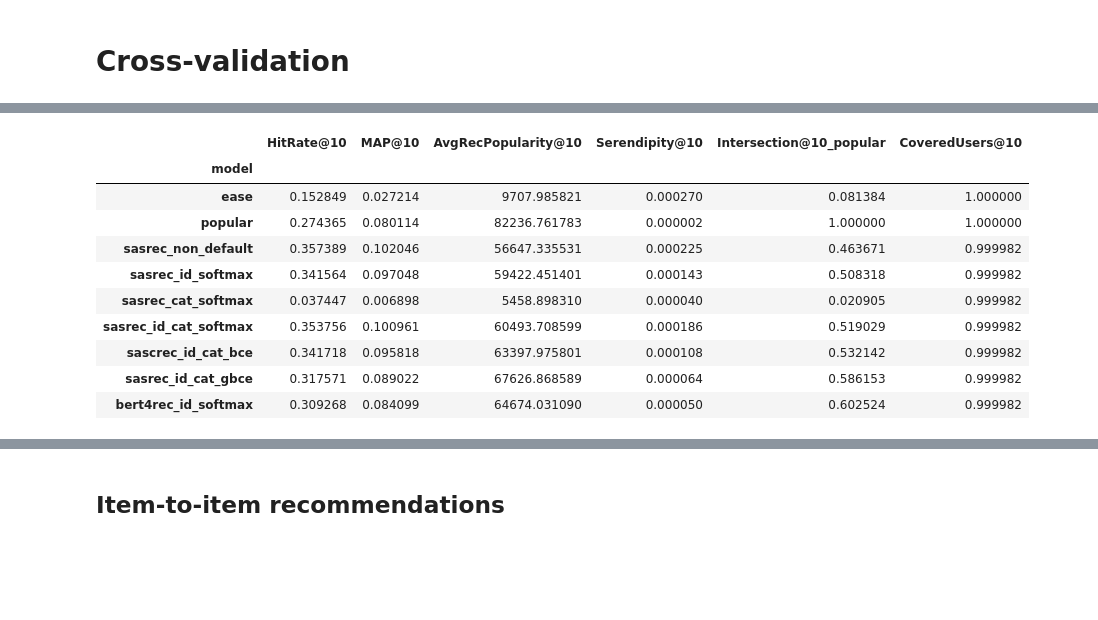
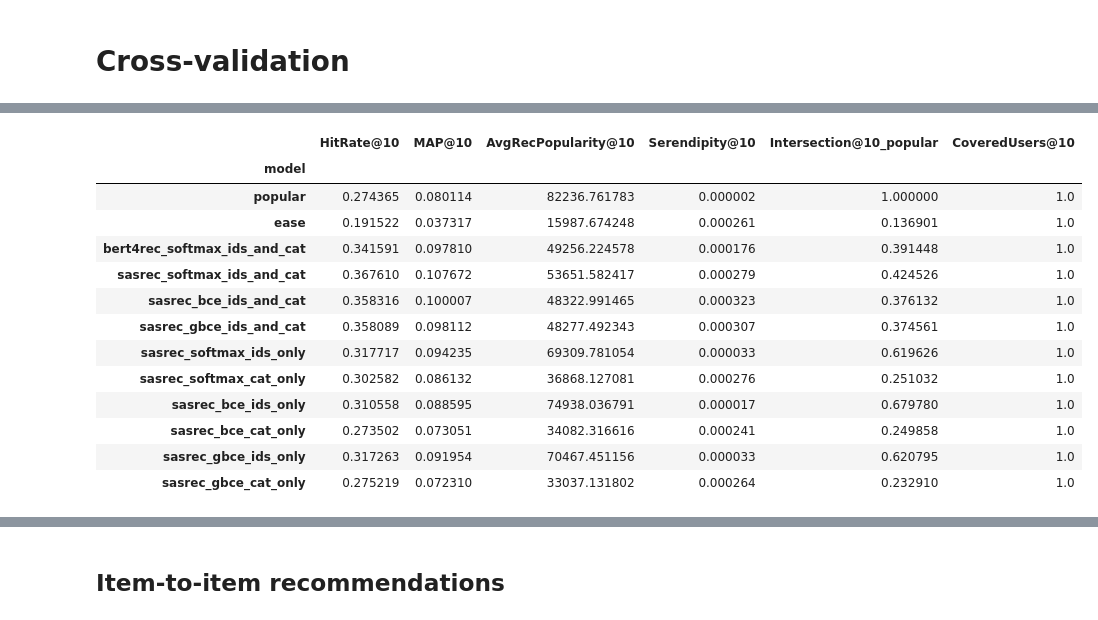
Before and after one commit to MobileTeleSystems/RecTools, a Jupyter notebook: examples/tutorials/transformers_tutorial.ipynb, the cells around one changed output, grey strips where cells are left out. Saved outputs shown, nothing was run; the diff lists cells and outputs as text; code cells hidden in the pictures; blank space fills up the shorter version.

Commit message:
Feature/transformer tutorial update (#257)
Transformer final tutorial

```diff
--- a/examples/tutorials/transformers_tutorial.ipynb
+++ b/examples/tutorials/transformers_tutorial.ipynb
@@ -397,16 +428,17 @@ RecTools supports 3 losses:
 # %%
-softmax_model_example = SASRecModel(
+sasrec_softmax = SASRecModel(
     deterministic=True,
     loss="softmax",
 )
-sascrec_id_cat_bce_model = SASRecModel(
+
+sasrec_bce = SASRecModel(
     deterministic=True,
     loss="BCE",
-    n_negatives=15,
+    n_negatives=50,
 )
-sasrec_id_cat_gbce_model = SASRecModel(
+sasrec_gbce = SASRecModel(
     deterministic=True,
     loss="gBCE",
-    n_negatives=15,
+    n_negatives=50,
     gbce_t=0.2,
 )
@@ -458,0 +477,26 @@ K_RECS = 10
+# %%
+models = {
+    "popular": PopularModel(),
+    "ease": EASEModel(),
+    "bert4rec_softmax_ids_and_cat": bert4rec,
+    "sasrec_softmax_ids_and_cat": sasrec_softmax,
+    "sasrec_bce_ids_and_cat": sasrec_bce,
+    "sasrec_gbce_ids_and_cat": sasrec_gbce,
+    "sasrec_softmax_ids_only": sasrec_ids_only,
+    "sasrec_softmax_cat_only": sasrec_categories_only,
+    "sasrec_bce_ids_only": SASRecModel(deterministic=True, loss="BCE", n_negatives=50, item_net_block_types=(IdEmbeddingsItemNet, )),
+    "sasrec_bce_cat_only": SASRecModel(deterministic=True, loss="BCE", n_negatives=50, item_net_block_types=(CatFeaturesItemNet, )),
+    "sasrec_gbce_ids_only": SASRecModel(deterministic=True, loss="gBCE", n_negatives=50, item_net_block_types=(IdEmbeddingsItemNet, )),
+    "sasrec_gbce_cat_only": SASRecModel(deterministic=True, loss="gBCE", n_negatives=50, item_net_block_types=(CatFeaturesItemNet, )),
+}
+
+metrics = {
+    "HitRate@10": HitRate(k=10),
+    "MAP@10": MAP(k=10),
+    "Serendipity@10": Serendipity(k=10),
+    "CoveredUsers@10": CoveredUsers(k=10),  # how many test users received recommendations
+    "AvgRecPopularity@10": AvgRecPopularity(k=10),  # average popularity of recommended items
+    "Intersection@10": Intersection(k=10),  # intersection with recommendations from reference model
+}
+
+K_RECS = 10
@@ -459,16 +516,16 @@ K_RECS = 10
 # %%
-# %%time
+%%time
 
 # For each fold generate train and test part of dataset
 # Then fit every model, generate recommendations and calculate metrics
 
 cv_results = cross_validate(
-    dataset=dataset_item_features,
+    dataset=dataset,
     splitter=splitter,
     models=models,
     metrics=metrics,
     k=K_RECS,
     filter_viewed=True,
-    ref_models=["popular"],
+    ref_models=["popular"],  # pass reference model to calculate recommendations intersection
     validate_ref_models=True,
 )
@@ -475,24 +555,28 @@ cv_results = cross_validate(
 # %%
 pivot_results = (
     pd.DataFrame(cv_results["metrics"])
     .drop(columns="i_split")
     .groupby(["model"], sort=False)
     .agg(["mean"])
 )
 pivot_results.columns = pivot_results.columns.droplevel(1)
+pivot_results.to_csv("rectools_transformers_cv.csv", index=True)
 pivot_results
 # %% [output]
 |  | HitRate@10 | MAP@10 | AvgRecPopularity@10 | Serendipity@10 | Intersection@10_popular | CoveredUsers@10 |
 | model |  |  |  |  |  |  |
-| ease | 0.152849 | 0.027214 | 9707.985821 | 0.000270 | 0.081384 | 1.000000 |
-| popular | 0.274365 | 0.080114 | 82236.761783 | 0.000002 | 1.000000 | 1.000000 |
-| sasrec_non_default | 0.357389 | 0.102046 | 56647.335531 | 0.000225 | 0.463671 | 0.999982 |
-| sasrec_id_softmax | 0.341564 | 0.097048 | 59422.451401 | 0.000143 | 0.508318 | 0.999982 |
-| sasrec_cat_softmax | 0.037447 | 0.006898 | 5458.898310 | 0.000040 | 0.020905 | 0.999982 |
-| sasrec_id_cat_softmax | 0.353756 | 0.100961 | 60493.708599 | 0.000186 | 0.519029 | 0.999982 |
-| sascrec_id_cat_bce | 0.341718 | 0.095818 | 63397.975801 | 0.000108 | 0.532142 | 0.999982 |
-| sasrec_id_cat_gbce | 0.317571 | 0.089022 | 67626.868589 | 0.000064 | 0.586153 | 0.999982 |
-| bert4rec_id_softmax | 0.309268 | 0.084099 | 64674.031090 | 0.000050 | 0.602524 | 0.999982 |
+| popular | 0.274365 | 0.080114 | 82236.761783 | 0.000002 | 1.000000 | 1.0 |
+| ease | 0.191522 | 0.037317 | 15987.674248 | 0.000261 | 0.136901 | 1.0 |
+| bert4rec_softmax_ids_and_cat | 0.341591 | 0.097810 | 49256.224578 | 0.000176 | 0.391448 | 1.0 |
+| sasrec_softmax_ids_and_cat | 0.367610 | 0.107672 | 53651.582417 | 0.000279 | 0.424526 | 1.0 |
+| sasrec_bce_ids_and_cat | 0.358316 | 0.100007 | 48322.991465 | 0.000323 | 0.376132 | 1.0 |
+| sasrec_gbce_ids_and_cat | 0.358089 | 0.098112 | 48277.492343 | 0.000307 | 0.374561 | 1.0 |
+| sasrec_softmax_ids_only | 0.317717 | 0.094235 | 69309.781054 | 0.000033 | 0.619626 | 1.0 |
+| sasrec_softmax_cat_only | 0.302582 | 0.086132 | 36868.127081 | 0.000276 | 0.251032 | 1.0 |
+| sasrec_bce_ids_only | 0.310558 | 0.088595 | 74938.036791 | 0.000017 | 0.679780 | 1.0 |
+| sasrec_bce_cat_only | 0.273502 | 0.073051 | 34082.316616 | 0.000241 | 0.249858 | 1.0 |
+| sasrec_gbce_ids_only | 0.317263 | 0.091954 | 70467.451156 | 0.000033 | 0.620795 | 1.0 |
+| sasrec_gbce_cat_only | 0.275219 | 0.072310 | 33037.131802 | 0.000264 | 0.232910 | 1.0 |
 # %%
 plot_metrics = [{"model": cv_results_dict["model"], "MAP@10": cv_results_dict["MAP@10"], "Serendipity@10": cv_results_dict["Serendipity@10"]}
                 for cv_results_dict in cv_results["metrics"]]
```
Also changed, not shown: parts of 42 cells of this notebook.
